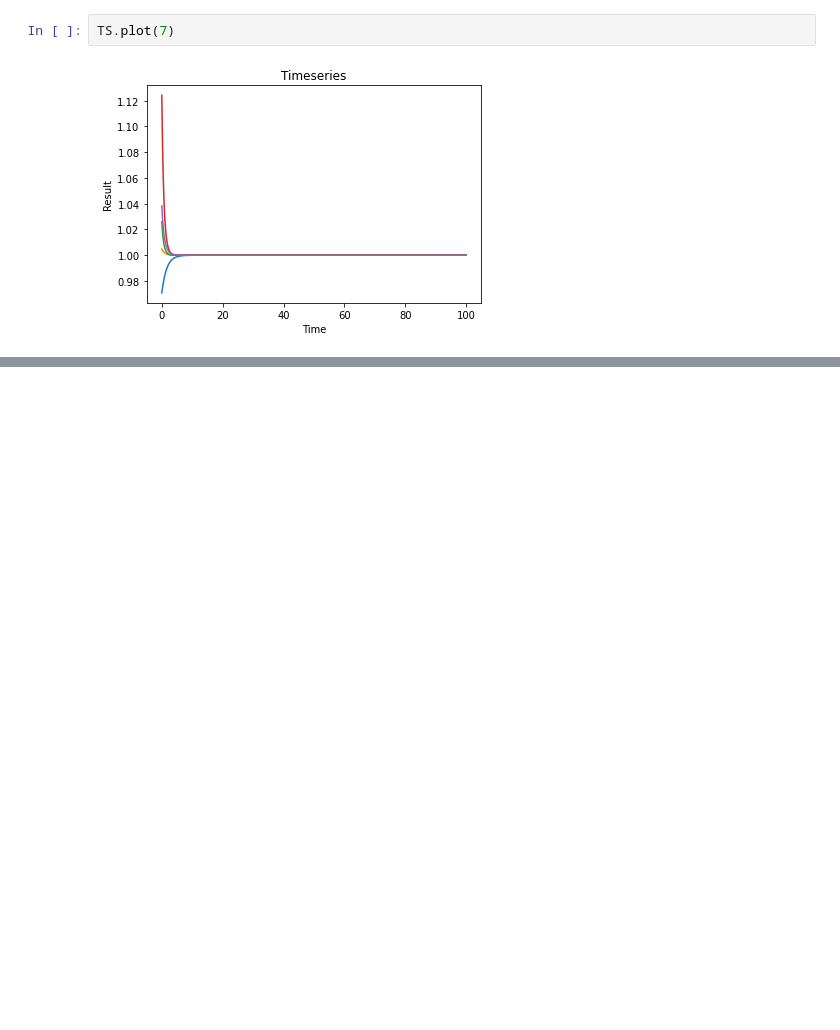
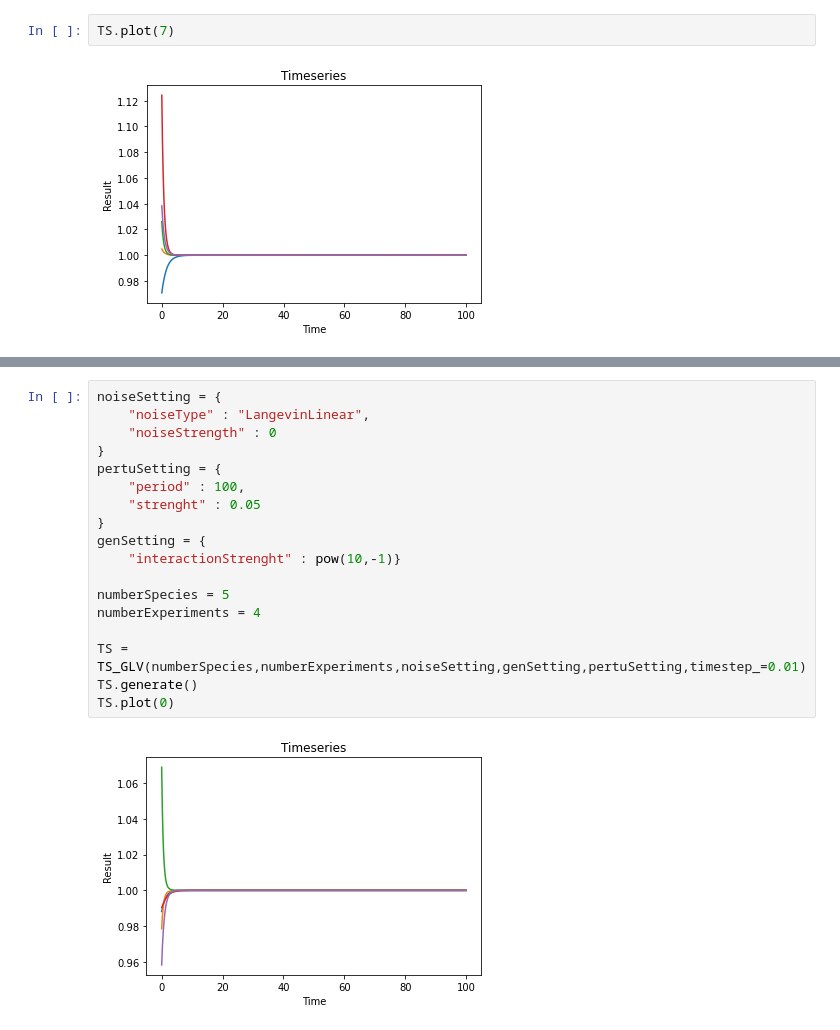
Before and after one commit to ltuijnder/MasterThesis, a Jupyter notebook: PostFWO/Untitled.ipynb, the cells around one changed output, grey strips where cells are left out. Drawn from its saved outputs; the diff is of its cells as text; blank space fills up the shorter version.

```diff
--- a/PostFWO/Untitled.ipynb
+++ b/PostFWO/Untitled.ipynb
@@ -220,0 +301,20 @@ TS.plot(7)
+# %%
+noiseSetting = {
+    "noiseType" : "LangevinLinear",
+    "noiseStrength" : 0
+}
+pertuSetting = {
+    "period" : 100,
+    "strenght" : 0.05
+}
+genSetting = {
+    "interactionStrenght" : pow(10,-1)}
+
+numberSpecies = 5
+numberExperiments = 4
+
+TS = TS_GLV(numberSpecies,numberExperiments,noiseSetting,genSetting,pertuSetting,timestep_=0.01)
+TS.generate()
+TS.plot(0)
+# %% [output]
+[figure, added]
```
Also changed, not shown: parts of 9 cells of this notebook, 5 other files.
